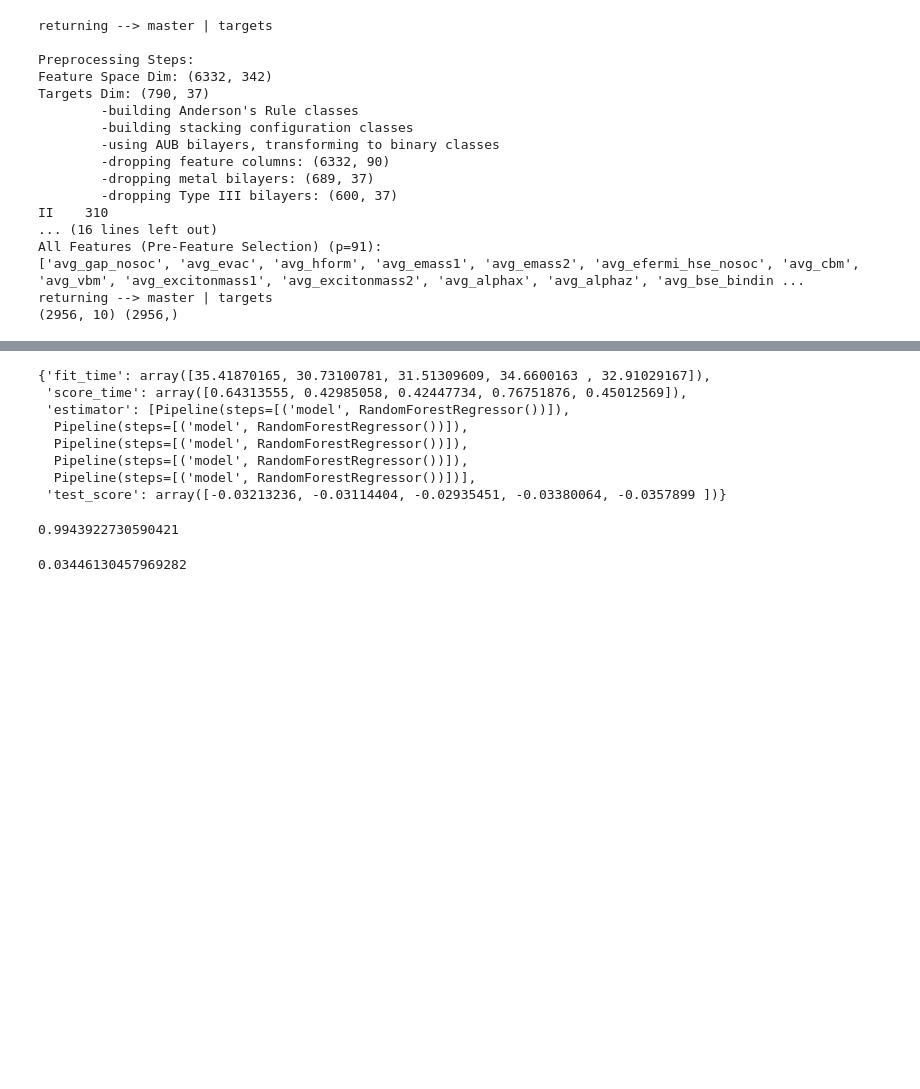
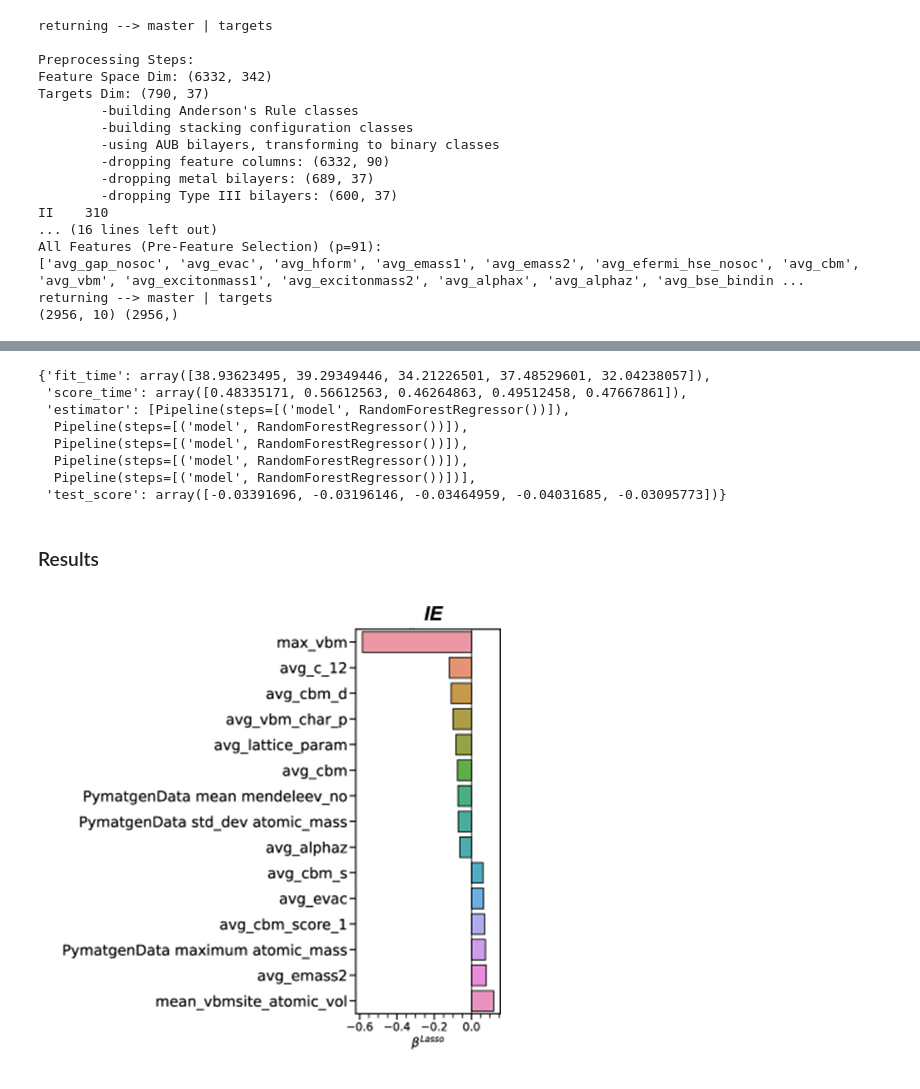
Before and after one commit to dwillhelm/ActiveHetML, a Jupyter notebook: notebooks/02-machine_learning.ipynb, the cells around one changed output, grey strips where cells are left out. Drawn from its saved outputs; the diff is of its cells as text; code cells hidden in the pictures; blank space fills up the shorter version.

```diff
--- a/notebooks/02-machine_learning.ipynb
+++ b/notebooks/02-machine_learning.ipynb
@@ -273,18 +295,7 @@ GridSearchCV(cv=5,
 # %%
-from lolopy.learners import RandomForestRegressor
 
 # model/algo
 rf = RandomForestRegressor()
-
-# preprocessing pipeline
-num_features = X.columns.tolist()
-num_pipe = Pipeline(steps=[
-    ('scale_features', StandardScaler() )
-])
-
-preprocessing_pipe = ColumnTransformer(transformers=[
-    ('preprocessing_num', num_pipe, num_features)
-])
 
 # full pipeline
 full_pipeline_rf = Pipeline(steps=[
@@ -297,22 +308,11 @@ scoring = 'neg_mean_absolute_error'
 cv_score_rf = cross_validate(full_pipeline_rf, xtrain.to_numpy(), ytrain.to_numpy(), cv=5, return_estimator=True, scoring=scoring )
 cv_score_rf
 # %% [output]
-{'fit_time': array([35.41870165, 30.73100781, 31.51309609, 34.6600163 , 32.91029167]),
- 'score_time': array([0.64313555, 0.42985058, 0.42447734, 0.76751876, 0.45012569]),
+{'fit_time': array([38.93623495, 39.29349446, 34.21226501, 37.48529601, 32.04238057]),
+ 'score_time': array([0.48335171, 0.56612563, 0.46264863, 0.49512458, 0.47667861]),
  'estimator': [Pipeline(steps=[('model', RandomForestRegressor())]),
   Pipeline(steps=[('model', RandomForestRegressor())]),
   Pipeline(steps=[('model', RandomForestRegressor())]),
   Pipeline(steps=[('model', RandomForestRegressor())]),
   Pipeline(steps=[('model', RandomForestRegressor())])],
- 'test_score': array([-0.03213236, -0.03114404, -0.02935451, -0.03380064, -0.0357899 ])}
+ 'test_score': array([-0.03391696, -0.03196146, -0.03464959, -0.04031685, -0.03095773])}
-# %%
-best_rf = cv_score_rf.pop('estimator')[ cv_score_rf['test_score'].argmin() ]
-best_rf.score(xtest, ytest)
-# %% [output]
-0.9943922730590421
-# %%
-from sklearn.metrics import mean_absolute_error
-
-mean_absolute_error(ytest, best_rf.predict(xtest))
-# %% [output]
-0.03446130457969282
@@ -318,0 +331,6 @@ mean_absolute_error(ytest, best_rf.predict(xtest))
+# %% [markdown]
+### Results
+# %%
+Image(filename='../docs/figs/lasso_coefs_diagram.png')
+# %% [output]
+[figure, added]
```
Also changed, not shown: parts of 18 cells of this notebook, 1 other file.
